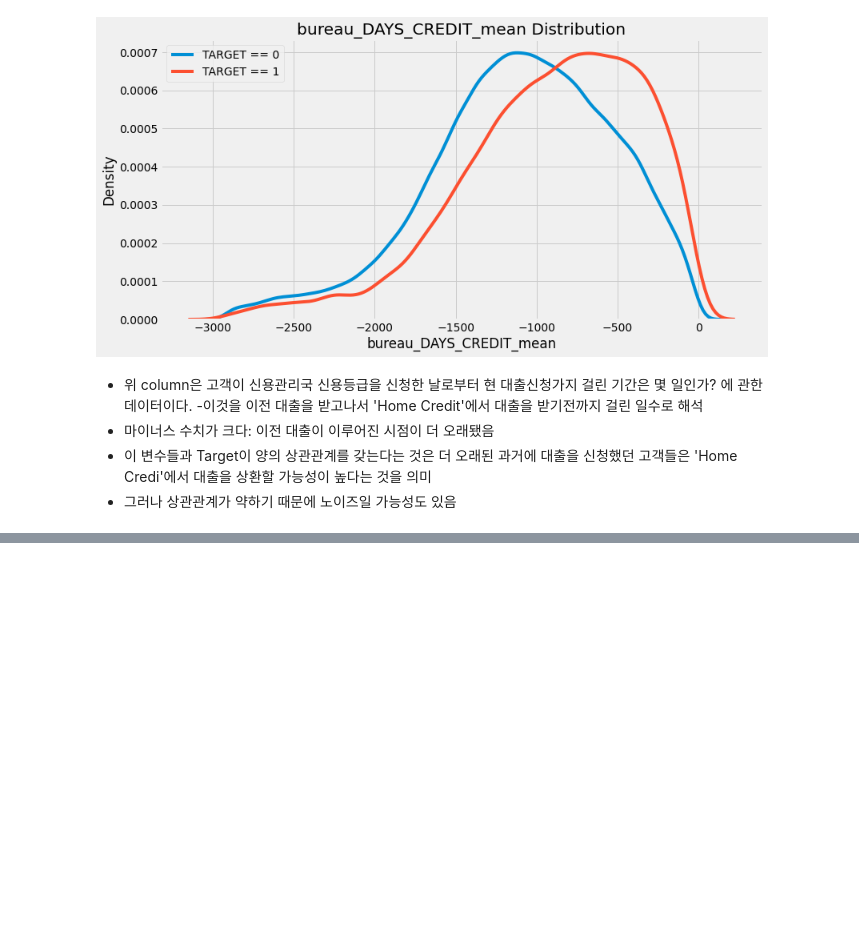
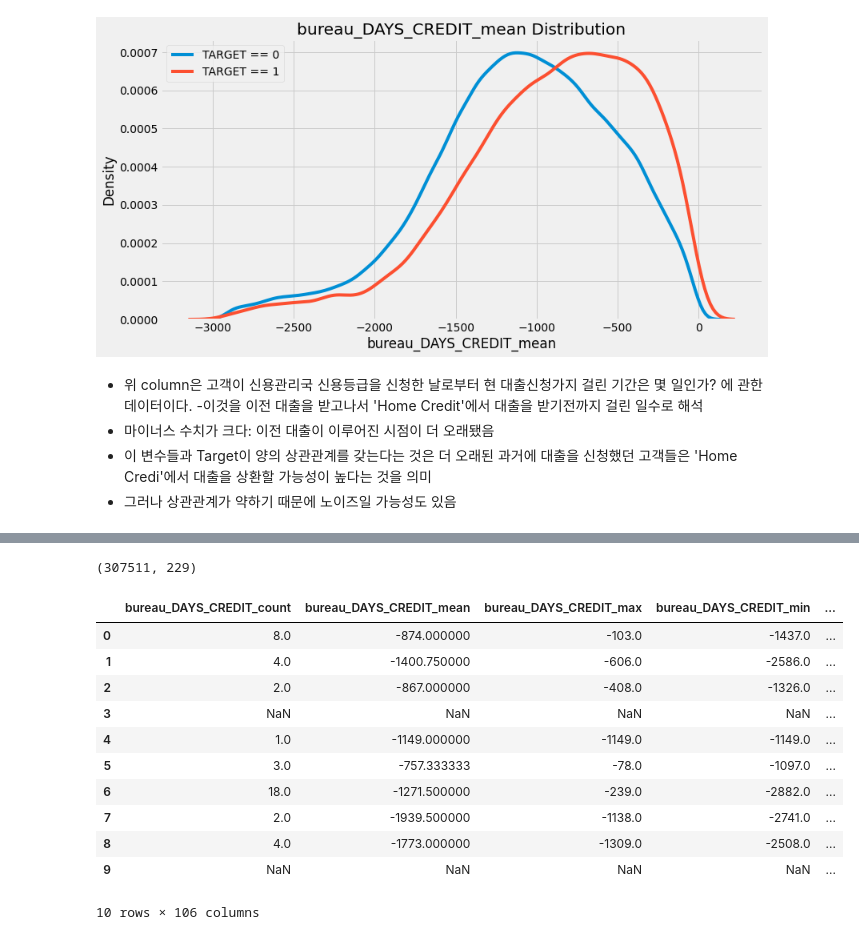
Before and after one commit to seokhee516/kaggle-practice, a Jupyter notebook: Binary classification/Home Credit Default Risk/Introduction to Manual Feature Engineering.ipynb, the cells around one changed output, grey strips where cells are left out. Saved outputs shown, nothing was run; the diff lists cells and outputs as text; code cells hidden in the pictures; blank space fills up the shorter version.

```diff
--- a/Binary classification/Home Credit Default Risk/Introduction to Manual Feature Engineering.ipynb
+++ b/Binary classification/Home Credit Default Risk/Introduction to Manual Feature Engineering.ipynb
@@ -317,0 +417,4 @@ Median value for loan that was repaid =     -1067.0000
+# %%
+categorical = pd.get_dummies(bureau.select_dtypes('object'))
+categorical['SK_ID_CURR'] = bureau['SK_ID_CURR']
+categorical.head()
@@ -317,0 +428,3 @@ Median value for loan that was repaid =     -1067.0000
+# %%
+categorical_grouped = categorical.groupby('SK_ID_CURR').agg(['sum', 'mean'])
+categorical_grouped.head()
@@ -317,0 +463,22 @@ Median value for loan that was repaid =     -1067.0000
+# %%
+group_var = 'SK_ID_CURR'
+
+# 새로운 column 제목들을 저장하기 위한 리스트를 생성
+columns = []
+
+# 변수(원본 데이터프레임의 column name)에 따라 반복문을 실행
+for var in categorical_grouped.columns.levels[0]:
+
+    # 고객 id column은 생략
+    if var != group_var:
+
+      # 통계치의 종류에 따라 반복문을 실행
+      for stat in ['count','count_norm']:
+
+        # 새로운 column 제목을 정의
+        columns.append('%s_%s' % (var, stat))
+
+# column들을 재정의
+categorical_grouped.columns = columns
+
+categorical_grouped.head()
@@ -317,0 +496,3 @@ Median value for loan that was repaid =     -1067.0000
+# %%
+train = train.merge(categorical_grouped, left_on = 'SK_ID_CURR', right_index = True, how = 'left')
+train.head()
@@ -317,0 +507,19 @@ Median value for loan that was repaid =     -1067.0000
+# %%
+train.shape
+# %% [output]
+(307511, 229)
+# %%
+train.iloc[:10, 123:]
+# %% [output]
+|  | bureau_DAYS_CREDIT_count | bureau_DAYS_CREDIT_mean | bureau_DAYS_CREDIT_max | bureau_DAYS_CREDIT_min | ... |
+| 0 | 8.0 | -874.000000 | -103.0 | -1437.0 | ... |
+| 1 | 4.0 | -1400.750000 | -606.0 | -2586.0 | ... |
+| 2 | 2.0 | -867.000000 | -408.0 | -1326.0 | ... |
+| 3 | NaN | NaN | NaN | NaN | ... |
+| 4 | 1.0 | -1149.000000 | -1149.0 | -1149.0 | ... |
+| 5 | 3.0 | -757.333333 | -78.0 | -1097.0 | ... |
+| 6 | 18.0 | -1271.500000 | -239.0 | -2882.0 | ... |
+| 7 | 2.0 | -1939.500000 | -1138.0 | -2741.0 | ... |
+| 8 | 4.0 | -1773.000000 | -1309.0 | -2508.0 | ... |
+| 9 | NaN | NaN | NaN | NaN | ... |
+10 rows × 106 columns
```
Also changed, not shown: parts of 85 cells of this notebook.
